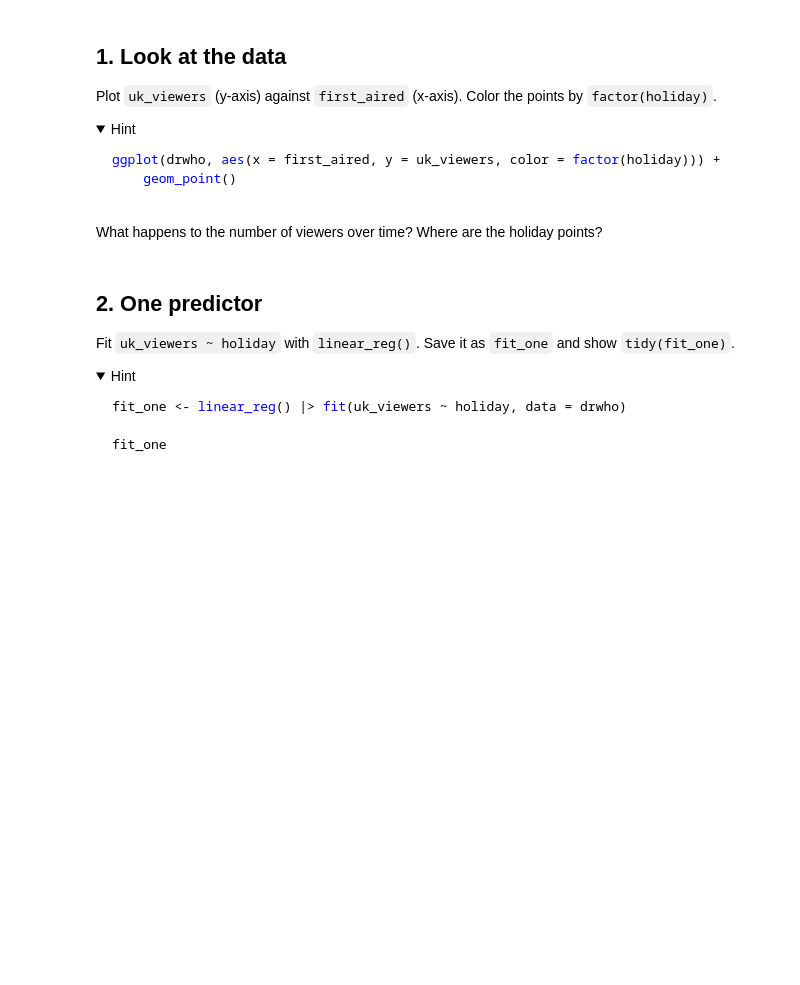
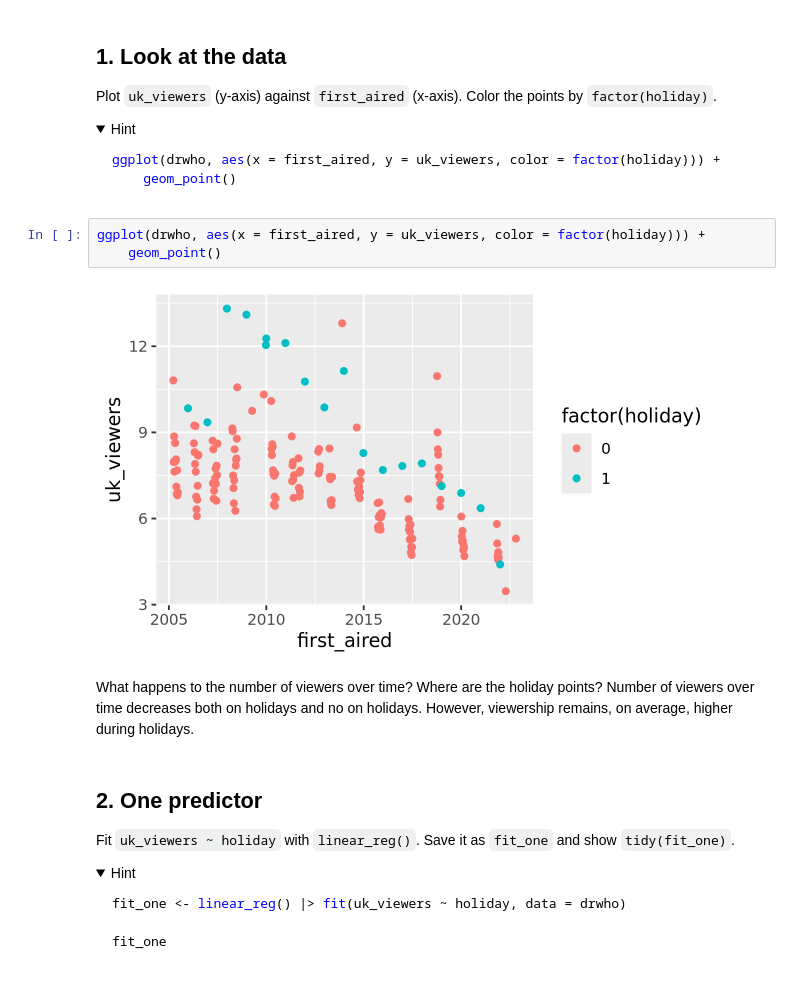
Before and after one commit to eegoettsch/codespace_9.30_512, a Jupyter notebook: exercises/12-drwho-exercise.ipynb, the cells around one changed output. Cells and saved outputs as stored; diff of their text form; folded sections open; blank space fills up the shorter version.

Commit message:
complete exercises/12-drwho-exercise.ipynb

````diff
--- a/exercises/12-drwho-exercise.ipynb
+++ b/exercises/12-drwho-exercise.ipynb
@@ -54,8 +58,13 @@ ggplot(drwho, aes(x = first_aired, y = uk_viewers, color = factor(holiday))) +
 ```
 
 </details>
+# %%
+ggplot(drwho, aes(x = first_aired, y = uk_viewers, color = factor(holiday))) +
+    geom_point()
+# %% [output]
+[figure, added]
 # %% [markdown]
-What happens to the number of viewers over time? Where are the holiday points?
+What happens to the number of viewers over time? Where are the holiday points? Number of viewers over time decreases both on holidays and no on holidays. However, viewership remains, on average, higher during holidays.
 # %% [markdown]
 ## 2. One predictor
 
````
Also changed, not shown: parts of 6 cells of this notebook.
